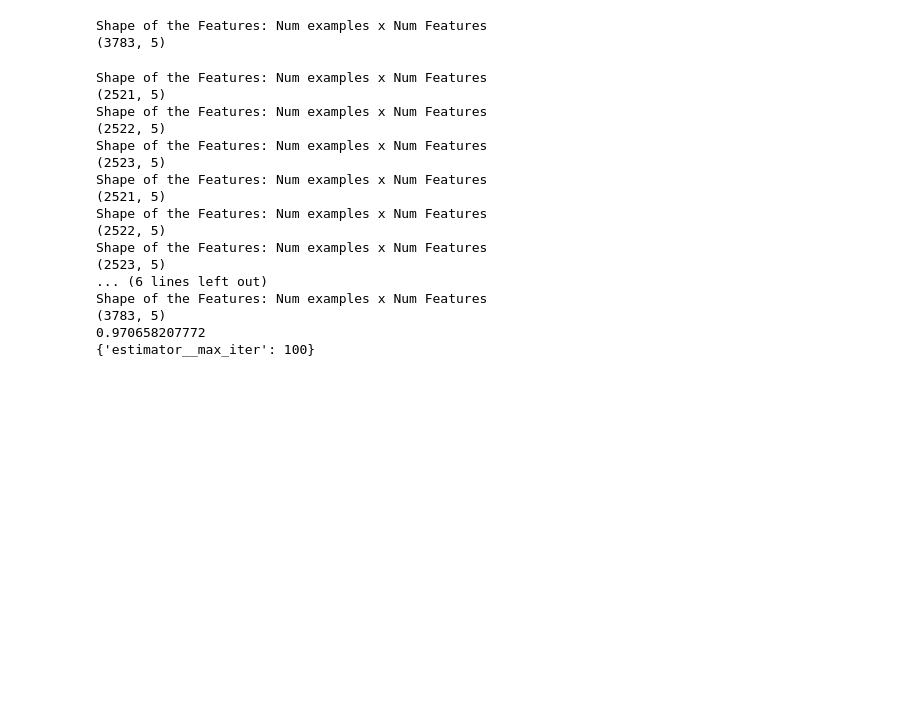
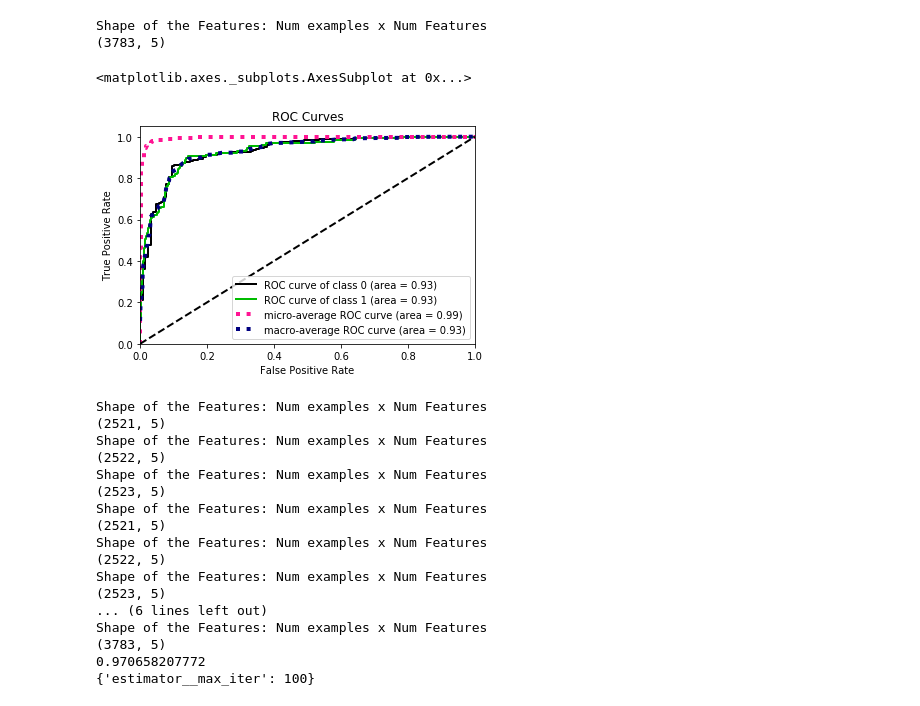
Before and after one commit to hazelbain/SEPML, a Jupyter notebook: SEP.ipynb, the cells around one changed output. Saved outputs shown, nothing was run; the diff lists cells and outputs as text; code cells hidden in the pictures; blank space fills up the shorter version.

```diff
--- a/SEP.ipynb
+++ b/SEP.ipynb
@@ -312,7 +313,7 @@ class SEPClass(BaseEstimator, ClassifierMixin):
         self.X_test = self.get_test_features(list(dfTest["sentence"]))
 
         # make predictions on test data
-        pred = self.etimator.predict(self.X_test)
+        pred = self.estimator.predict(self.X_test)
 
         # dump predictions to file for submission to Kaggle
         #pd.DataFrame({"spoiler": np.array(pred, dtype=bool)}).to_csv("prediction.csv", index=True, index_label="Id")
@@ -337,6 +338,18 @@ sep.fit(X_train, y_train)
 # %% [output]
 Shape of the Features: Num examples x Num Features
 (3783, 5)
+# %%
+# Initial implementation of ROC plot applied to training set
+import scikitplot as skplt
+
+# Can instead pull this from fit method above
+probas = sep.estimator.predict_proba(sep.X_train)
+
+
+skplt.metrics.plot_roc_curve(y_train, probas)
+# %% [output]
+<matplotlib.axes._subplots.AxesSubplot at 0x...>
+[figure, added]
 # %%
 #this Cell runs the GridSearchCV
 
```
Also changed, not shown: parts of 1 cell of this notebook.
